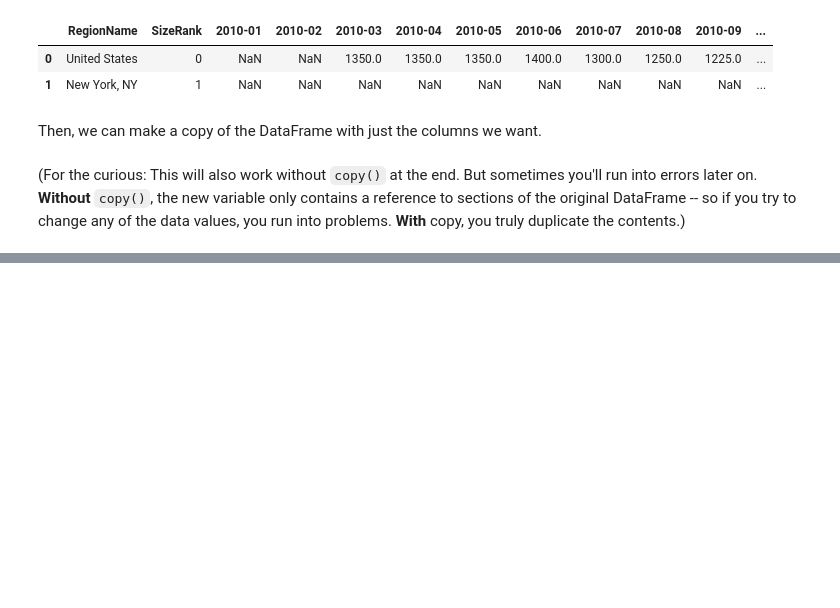
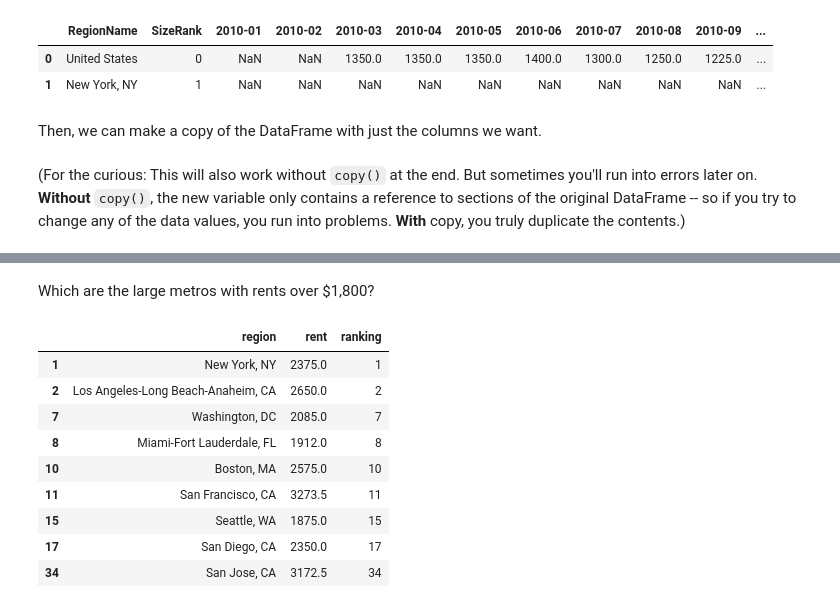
Before and after one commit to smmaurer/cp255, a Jupyter notebook: 02-pandas/pandas.ipynb, the cells around one changed output, grey strips where cells are left out. Saved outputs shown, nothing was run; the diff lists cells and outputs as text; code cells hidden in the pictures; blank space fills up the shorter version.

```diff
--- a/02-pandas/pandas.ipynb
+++ b/02-pandas/pandas.ipynb
@@ -152,0 +284,15 @@ rents.head()
+# %% [markdown]
+Which are the large metros with rents over $1,800?
+# %%
+rents.loc[(rents['ranking'] < 50) & (rents['rent'] > 1800)]
+# %% [output]
+|  | region | rent | ranking |
+| 1 | New York, NY | 2375.0 | 1 |
+| 2 | Los Angeles-Long Beach-Anaheim, CA | 2650.0 | 2 |
+| 7 | Washington, DC | 2085.0 | 7 |
+| 8 | Miami-Fort Lauderdale, FL | 1912.0 | 8 |
+| 10 | Boston, MA | 2575.0 | 10 |
+| 11 | San Francisco, CA | 3273.5 | 11 |
+| 15 | Seattle, WA | 1875.0 | 15 |
+| 17 | San Diego, CA | 2350.0 | 17 |
+| 34 | San Jose, CA | 3172.5 | 34 |
```
Also changed, not shown: parts of 32 cells of this notebook.
